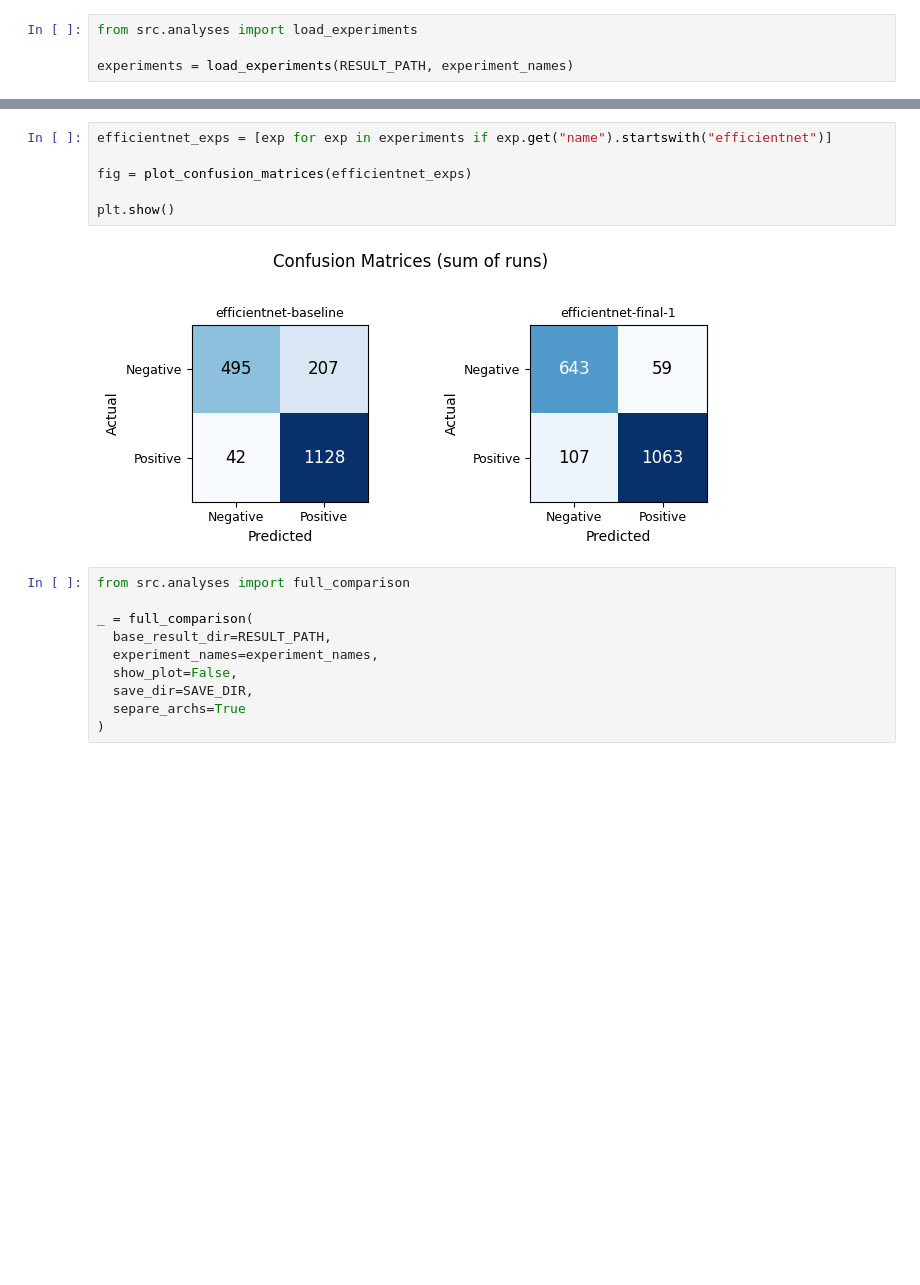
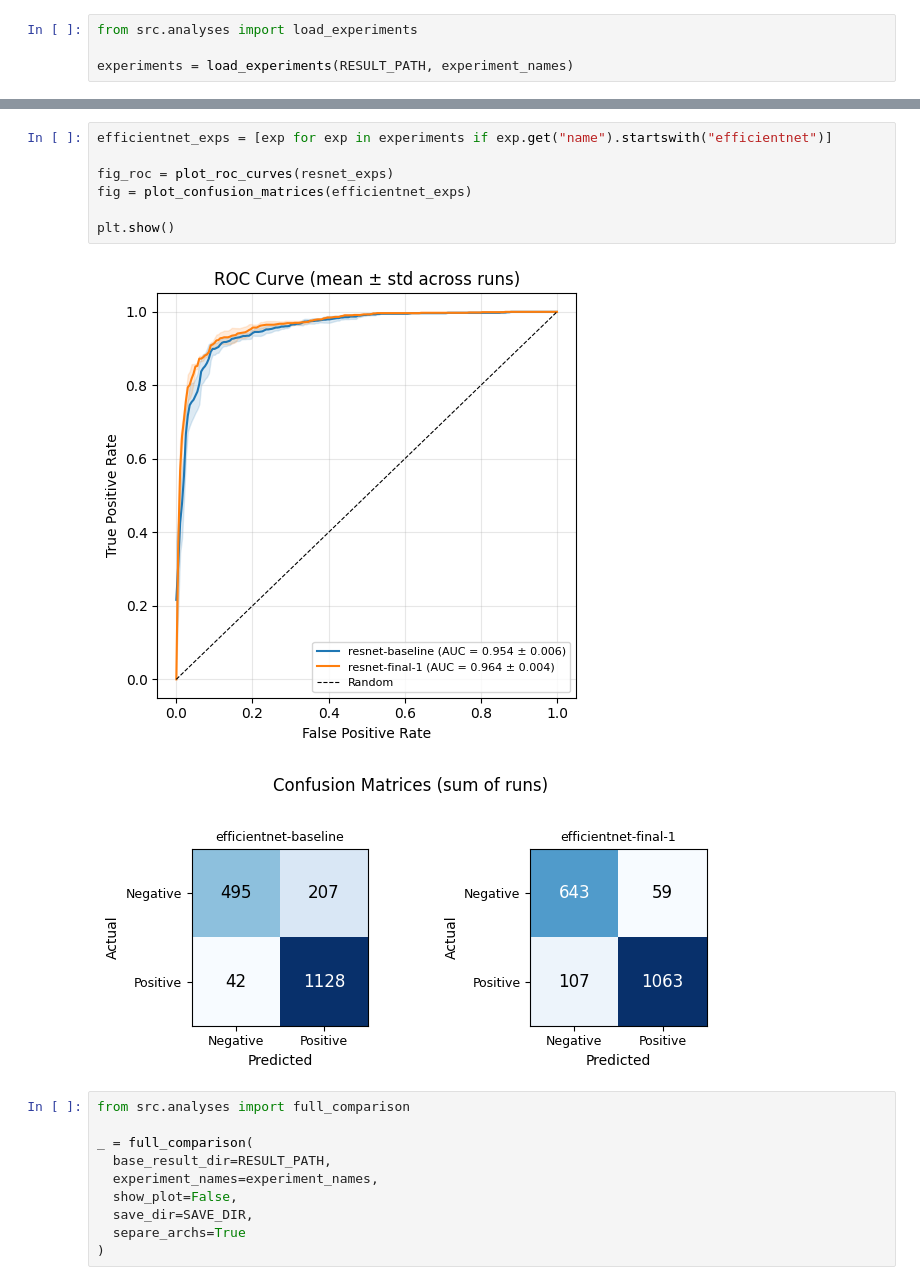
Before and after one commit to amartinsmg/classification-of-medical-images-using-cnn, a Jupyter notebook: notebooks/analyses/07_final_models.ipynb, the cells around one changed output, grey strips where cells are left out. Cells and saved outputs as stored; diff of their text form; blank space fills up the shorter version.

```diff
--- a/notebooks/analyses/07_final_models.ipynb
+++ b/notebooks/analyses/07_final_models.ipynb
@@ -63,11 +67,13 @@ plt.show()
 # %%
 efficientnet_exps = [exp for exp in experiments if exp.get("name").startswith("efficientnet")]
 
+fig_roc = plot_roc_curves(resnet_exps)
 fig = plot_confusion_matrices(efficientnet_exps)
 
 plt.show()
 # %% [output]
-[figure, old version]
+[figure, new version]
+[figure, added]
 # %%
 from src.analyses import full_comparison
 
```
Also changed, not shown: parts of 2 cells of this notebook.
